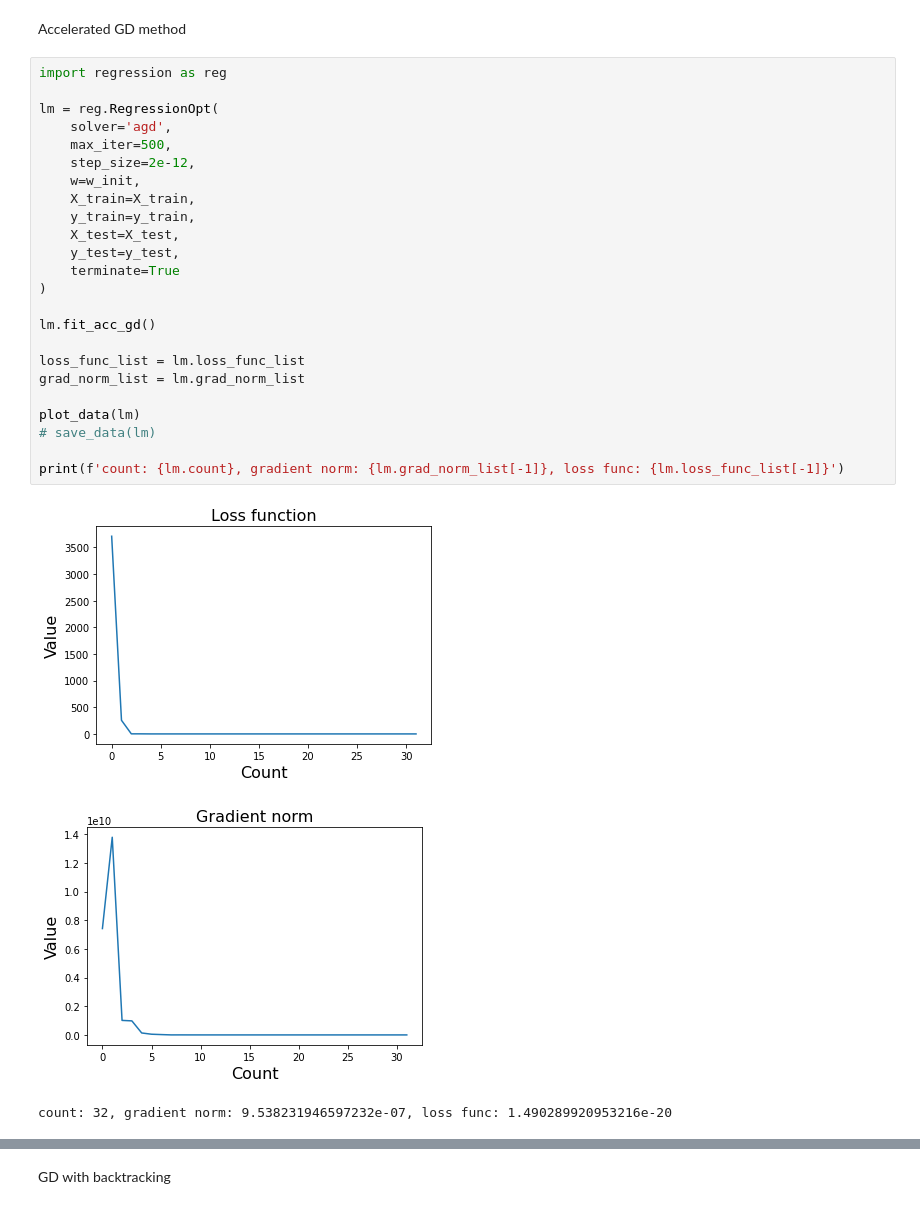
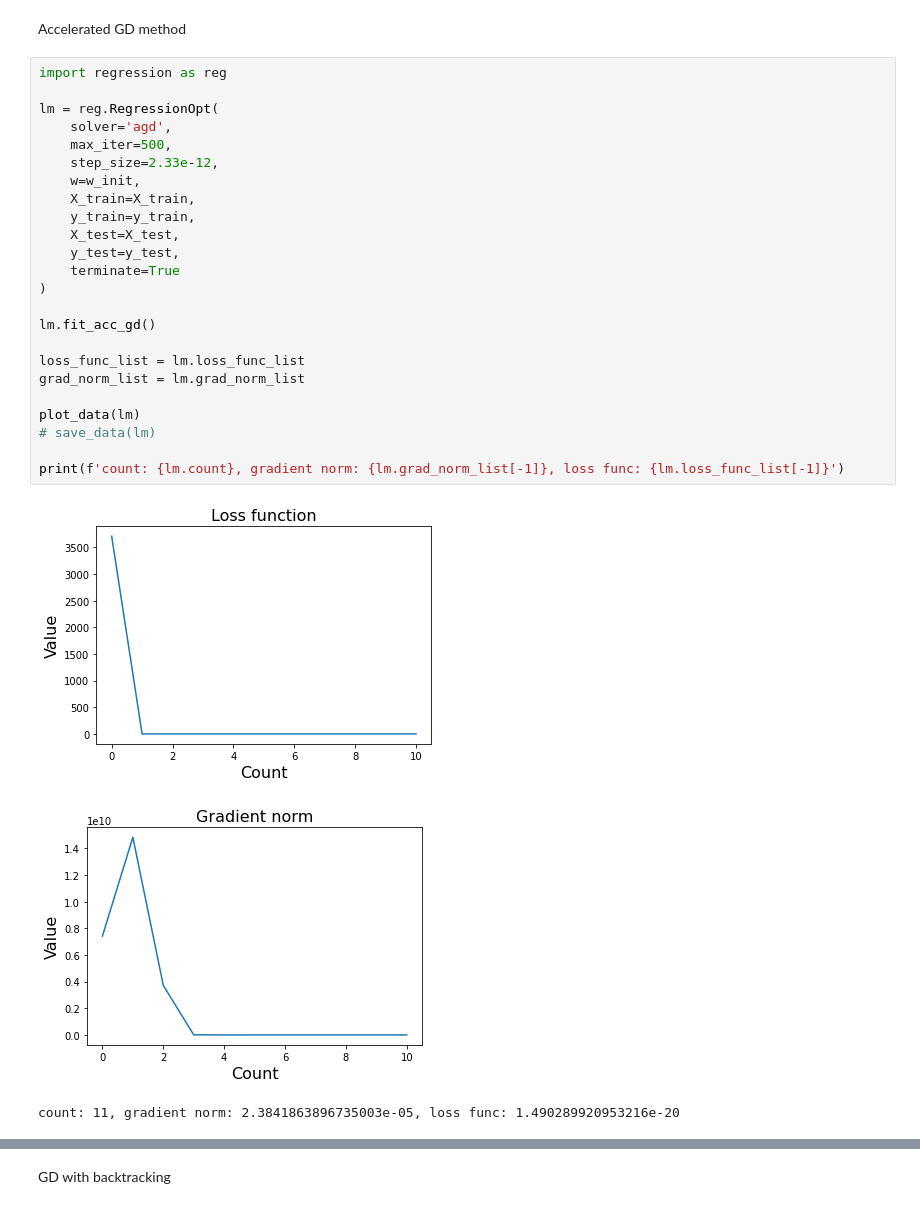
Before and after one commit to batman0911/regression_algorithm, a Jupyter notebook: kc_house/main.ipynb, the cells around one changed output, grey strips where cells are left out. Cells and saved outputs as stored; diff of their text form.

Commit message:
scan step length

```diff
--- a/kc_house/main.ipynb
+++ b/kc_house/main.ipynb
@@ -111,28 +111,28 @@ Accelerated GD method
 # %%
 import regression as reg
 
 lm = reg.RegressionOpt(
     solver='agd',
     max_iter=500,
-    step_size=2e-12,
+    step_size=2.33e-12,
     w=w_init,
     X_train=X_train,
     y_train=y_train,
     X_test=X_test,
     y_test=y_test,
     terminate=True
 )
 
 lm.fit_acc_gd()
 
 loss_func_list = lm.loss_func_list
 grad_norm_list = lm.grad_norm_list
 
 plot_data(lm)
 # save_data(lm)
 
 print(f'count: {lm.count}, gradient norm: {lm.grad_norm_list[-1]}, loss func: {lm.loss_func_list[-1]}')
 # %% [output]
-[figure, old version]
+[figure, new version]
-[figure, old version]
+[figure, new version]
-count: 32, gradient norm: 9.538231946597232e-07, loss func: 1.490289920953216e-20
+count: 11, gradient norm: 2.3841863896735003e-05, loss func: 1.490289920953216e-20
```
Also changed, not shown: parts of 2 cells of this notebook, 1 other file.
